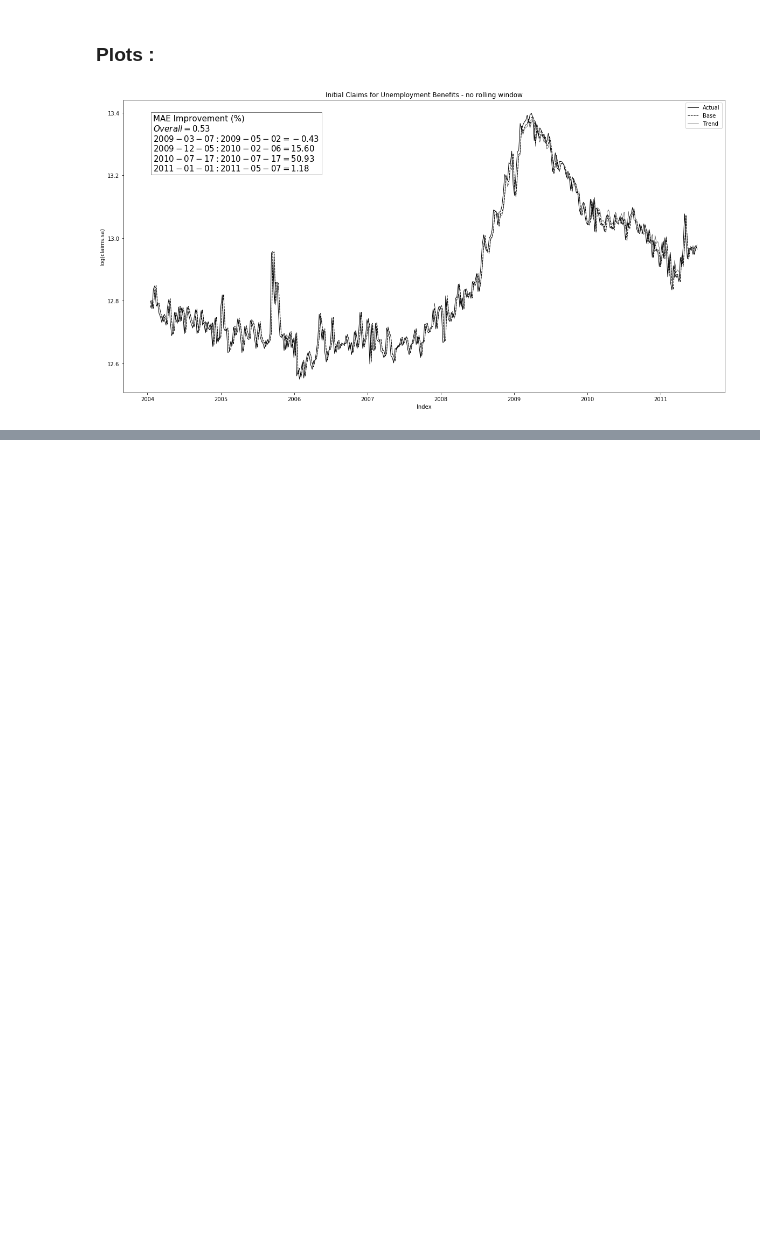
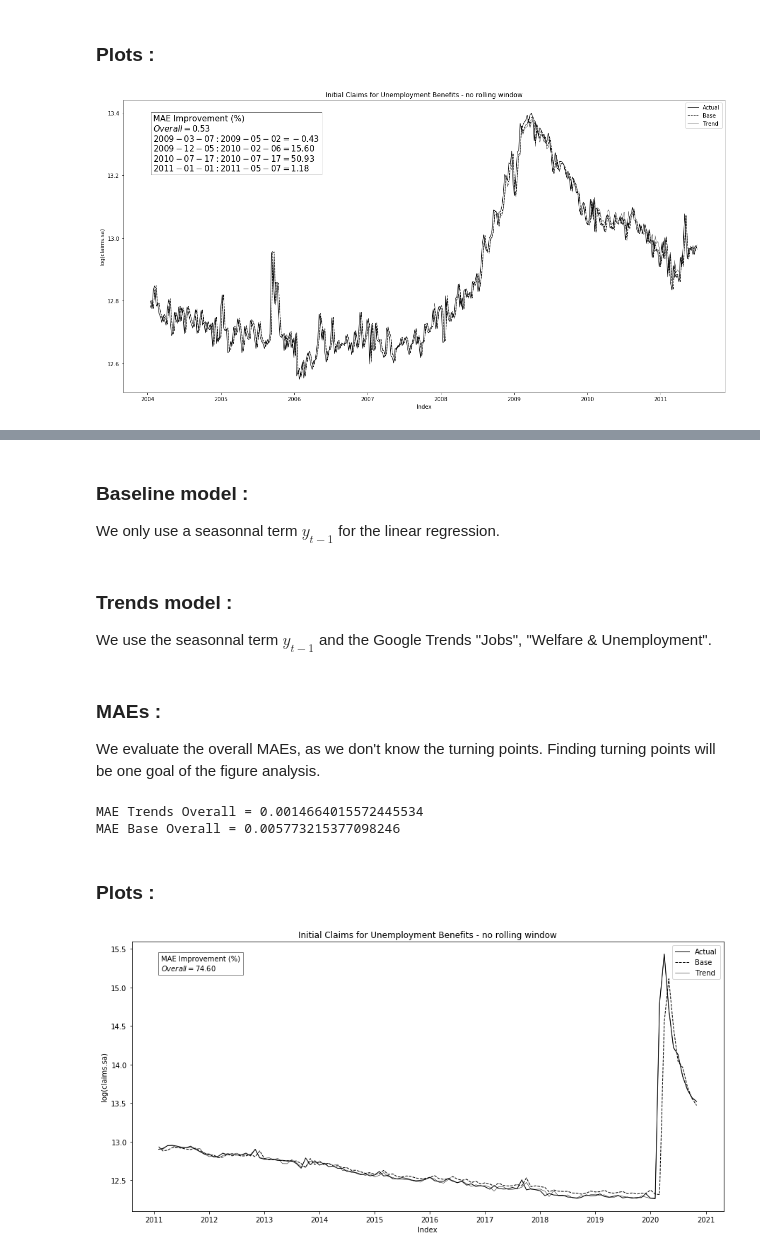
Before and after one commit to epfl-ada/ada-2020-project-milestone-p3-p3_adaimb, a Jupyter notebook: MilestoneP4.ipynb, the cells around one changed output, grey strips where cells are left out. Saved outputs shown, nothing was run; the diff lists cells and outputs as text; code cells hidden in the pictures; blank space fills up the shorter version.

```diff
--- a/MilestoneP4.ipynb
+++ b/MilestoneP4.ipynb
@@ -179,0 +236,5 @@ plt.show()
+# %%
+# Data preprocessing :
+iclaims['ICSA']= np.log(iclaims['ICSA'])
+iclaims['s1']=iclaims['ICSA'].shift(1,axis=0,fill_value=0) # create seasonnal term for sa claims
+iclaims.head()
@@ -179,0 +248,53 @@ plt.show()
+# %% [markdown]
+### Baseline model :
+
+We only use a seasonnal term $y_{t-1}$ for the linear regression.
+# %%
+mod = smf.ols(formula = 'ICSA ~ s1', data= iclaims[1:] )
+res = mod.fit()
+Predictions = res.predict()
+# %% [markdown]
+### Trends model :
+
+We use the seasonnal term $y_{t-1}$ and the Google Trends "Jobs", "Welfare & Unemployment".
+# %%
+# Trends Model :
+mod_trends = smf.ols(formula = 'ICSA ~ s1 + Jobs + Unemployment', data=iclaims[1:] )
+res_trends = mod_trends.fit()
+Predictions_trends = res_trends.predict()
+# %% [markdown]
+### MAEs :
+
+We evaluate the overall MAEs, as we don't know the turning points. Finding turning points will be one goal of the figure analysis.
+# %%
+mae_base_overall = mean_absolute_error(iclaims.ICSA[1:],Predictions)/(iclaims.ICSA[1:].mean())
+mae_trends_overall = mean_absolute_error(iclaims.ICSA[1:],Predictions_trends)/(iclaims.ICSA[1:].mean())
+improvement_overall = (mae_base_overall-mae_trends_overall)/mae_base_overall*100
+# %%
+print('MAE Trends Overall =',mae_trends_overall)
+print('MAE Base Overall =',mae_base_overall)
+# %% [output]
+MAE Trends Overall = 0.0014664015572445534
+MAE Base Overall = 0.005773215377098246
+# %% [markdown]
+### Plots :
+# %%
+#Plots :
+fig,ax = plt.subplots()
+ax.plot(iclaims['DATE'][1:],iclaims['ICSA'][1:],color='black',label='Actual',linewidth=1)
+ax.plot(iclaims['DATE'][1:],Predictions,linestyle='--',color='black',label='Base',linewidth=1)
+ax.plot(iclaims['DATE'][1:],Predictions_trends,color='black',linewidth=0.5,label='Trend')
+plt.legend()
+textstr = '\n'.join((
+    r'MAE Improvement (%)',
+    r'$Overall=%.2f$'%(improvement_overall,)))
+
+ax.text(0.05, 0.95, textstr, transform=ax.transAxes, fontsize=10,
+        verticalalignment='top',bbox=dict(facecolor='white', alpha=0.5))
+ax.set_ylabel('log(claims.sa)')
+ax.set_xlabel('Index')
+ax.set_title('Initial Claims for Unemployment Benefits - no rolling window')
+fig.set_size_inches(15,7)
+plt.show()
+# %% [output]
+[figure, added]
```
Also changed, not shown: parts of 10 cells of this notebook, 2 other files.
